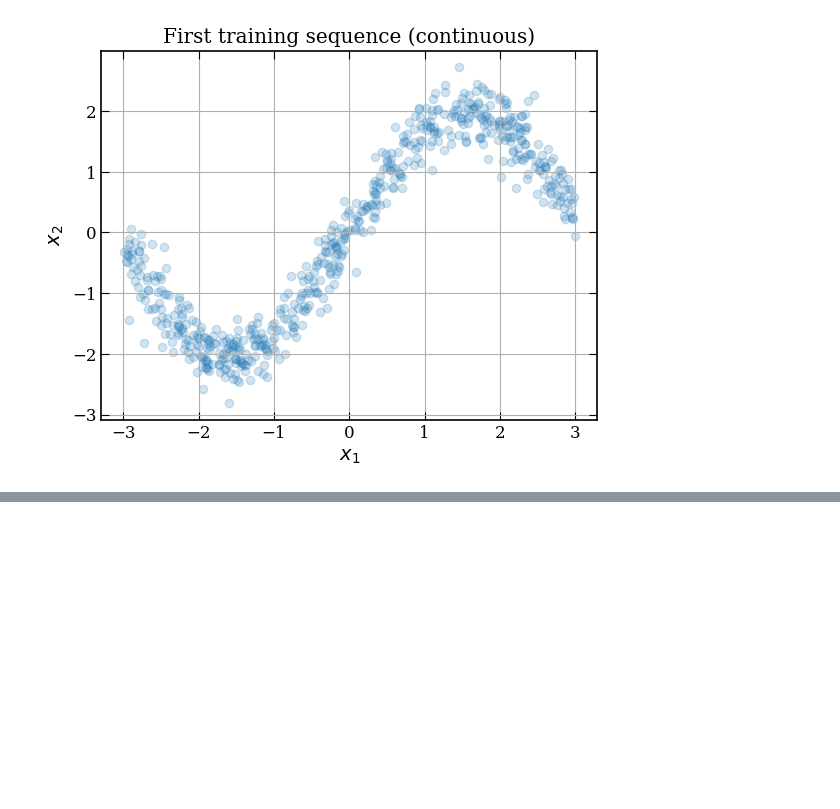
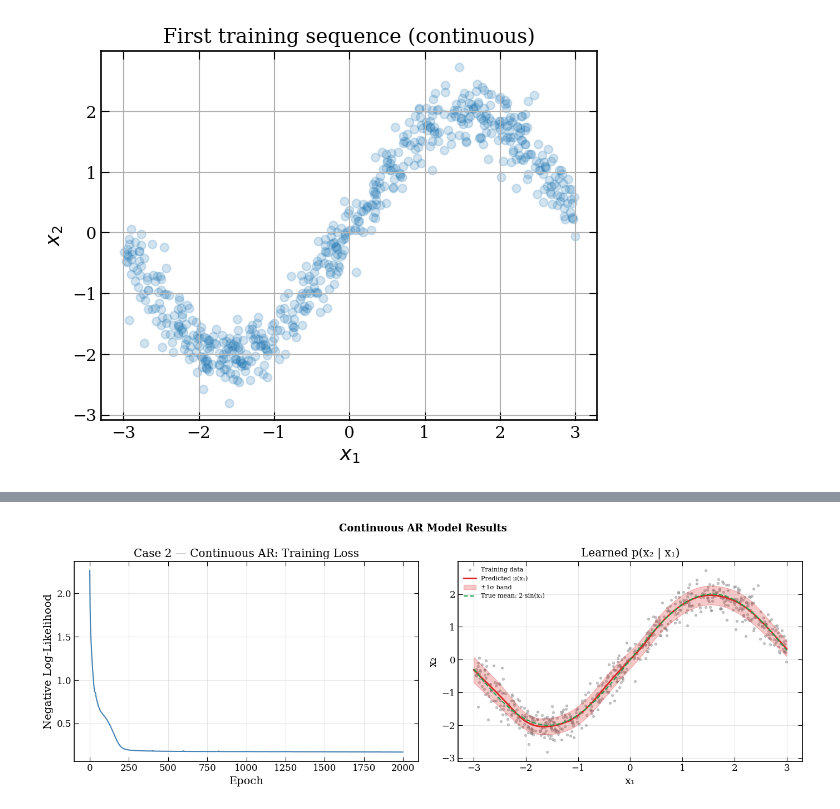
Before and after one commit to mazapataa/NNbasic, a Jupyter notebook: Generative Models/autoregressive_model.ipynb, the cells around one changed output, grey strips where cells are left out. Saved outputs shown, nothing was run; the diff lists cells and outputs as text; code cells hidden in the pictures; blank space fills up the shorter version.

```diff
--- a/Generative Models/autoregressive_model.ipynb
+++ b/Generative Models/autoregressive_model.ipynb
@@ -644,14 +644,14 @@ class ContinuousAR(nn.Module):
     p(x2 | x1) = N(x2; mu_phi(x1), sigma_phi(x1)^2)
     Network outputs mu and log_std.
     """
-    def __init__(self):
+    def __init__(self, hidden_dim=64):
         super().__init__()
         self.net = nn.Sequential(
-            nn.Linear(1, 32),
+            nn.Linear(1, hidden_dim    ),
             nn.Tanh(),
-            nn.Linear(32, 32),
+            nn.Linear(hidden_dim, hidden_dim),
             nn.Tanh(),
-            nn.Linear(32, 2)   # mu, log_std
+            nn.Linear(hidden_dim, 2)   # mu, log_std
         )
 
     def forward(self, x1):
@@ -667,0 +698,38 @@ class ContinuousAR(nn.Module):
+# %%
+fig, axes = plt.subplots(1, 2, figsize=(14, 5))
+
+# Loss curve
+axes[0].plot(losses_cont, color='steelblue', linewidth=1.5)
+axes[0].set_title("Case 2 — Continuous AR: Training Loss")
+axes[0].set_xlabel("Epoch")
+axes[0].set_ylabel("Negative Log-Likelihood")
+axes[0].grid(alpha=0.3)
+
+# Predicted vs true conditional mean
+x1_np = x1_train.cpu().numpy().flatten()
+x2_np = x2_train.cpu().numpy().flatten()
+axes[1].scatter(x1_np, x2_np, s=8, alpha=0.4, color='gray', label='Training data')
+
+x1_grid = torch.linspace(-3, 3, 300).unsqueeze(1).to(device)
+with torch.no_grad():
+    mu_grid, std_grid = model_cont(x1_grid)
+mu_grid = mu_grid.cpu().numpy().flatten()
+std_grid = std_grid.cpu().numpy().flatten()
+x1_grid_np = x1_grid.cpu().numpy().flatten()
+
+axes[1].plot(x1_grid_np, mu_grid, color='#DC2626', linewidth=2, label='Predicted μ(x₁)')
+axes[1].fill_between(x1_grid_np, mu_grid - std_grid, mu_grid + std_grid,
+                     alpha=0.25, color='#DC2626', label='±1σ band')
+axes[1].plot(x1_grid_np, 2 * np.sin(x1_grid_np), '--', color='#16A34A',
+             linewidth=1.5, label='True mean: 2·sin(x₁)')
+axes[1].set_xlabel('x₁')
+axes[1].set_ylabel('x₂')
+axes[1].set_title('Learned p(x₂ | x₁)')
+axes[1].legend(fontsize=8)
+axes[1].grid(alpha=0.3)
+
+plt.suptitle("Continuous AR Model Results", fontweight='bold', fontsize=13)
+plt.tight_layout()
+plt.show()
+# %% [output]
+[figure, added]
```
Also changed, not shown: parts of 2 cells of this notebook.
